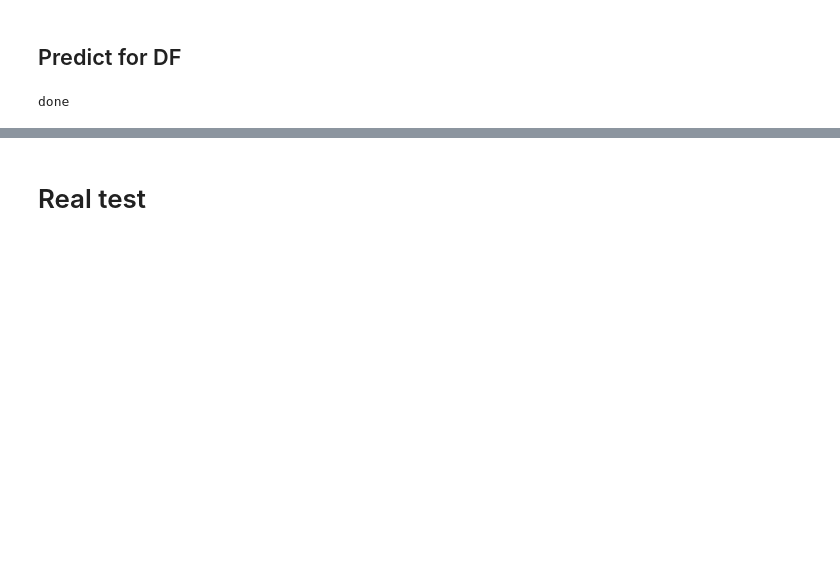
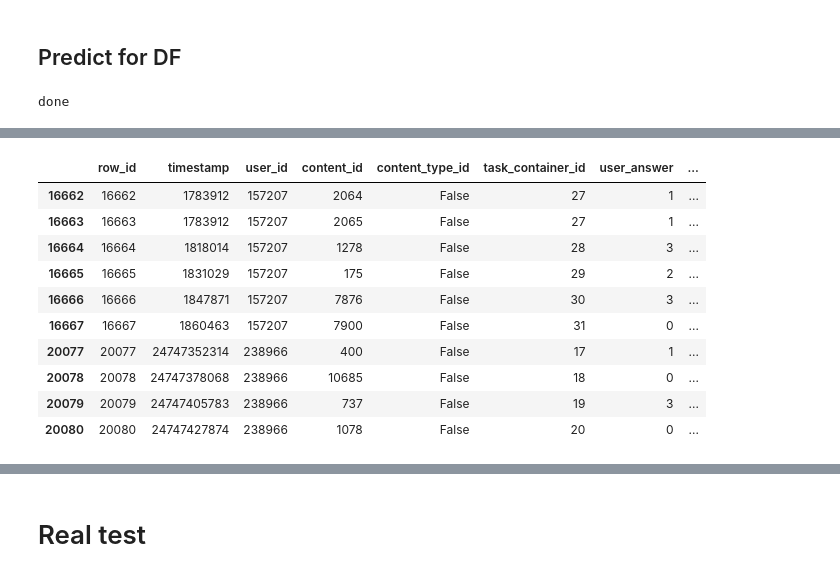
Before and after one commit to gautierdag/riiid, a Jupyter notebook: neural.ipynb, the cells around one changed output, grey strips where cells are left out. Cells and saved outputs as stored; diff of their text form; code cells hidden in the pictures; blank space fills up the shorter version.

```diff
--- a/neural.ipynb
+++ b/neural.ipynb
@@ -1080 +1164,15 @@ Wall time: 1min 2s
+# %%
+current_test
+# %% [output]
+|  | row_id | timestamp | user_id | content_id | content_type_id | task_container_id | user_answer | ... |
+| 16662 | 16662 | 1783912 | 157207 | 2064 | False | 27 | 1 | ... |
+| 16663 | 16663 | 1783912 | 157207 | 2065 | False | 27 | 1 | ... |
+| 16664 | 16664 | 1818014 | 157207 | 1278 | False | 28 | 3 | ... |
+| 16665 | 16665 | 1831029 | 157207 | 175 | False | 29 | 2 | ... |
+| 16666 | 16666 | 1847871 | 157207 | 7876 | False | 30 | 3 | ... |
+| 16667 | 16667 | 1860463 | 157207 | 7900 | False | 31 | 0 | ... |
+| 20077 | 20077 | 24747352314 | 238966 | 400 | False | 17 | 1 | ... |
+| 20078 | 20078 | 24747378068 | 238966 | 10685 | False | 18 | 0 | ... |
+| 20079 | 20079 | 24747405783 | 238966 | 737 | False | 19 | 3 | ... |
+| 20080 | 20080 | 24747427874 | 238966 | 1078 | False | 20 | 0 | ... |
 # %%
```
Also changed, not shown: parts of 26 cells of this notebook, 4 other files.
